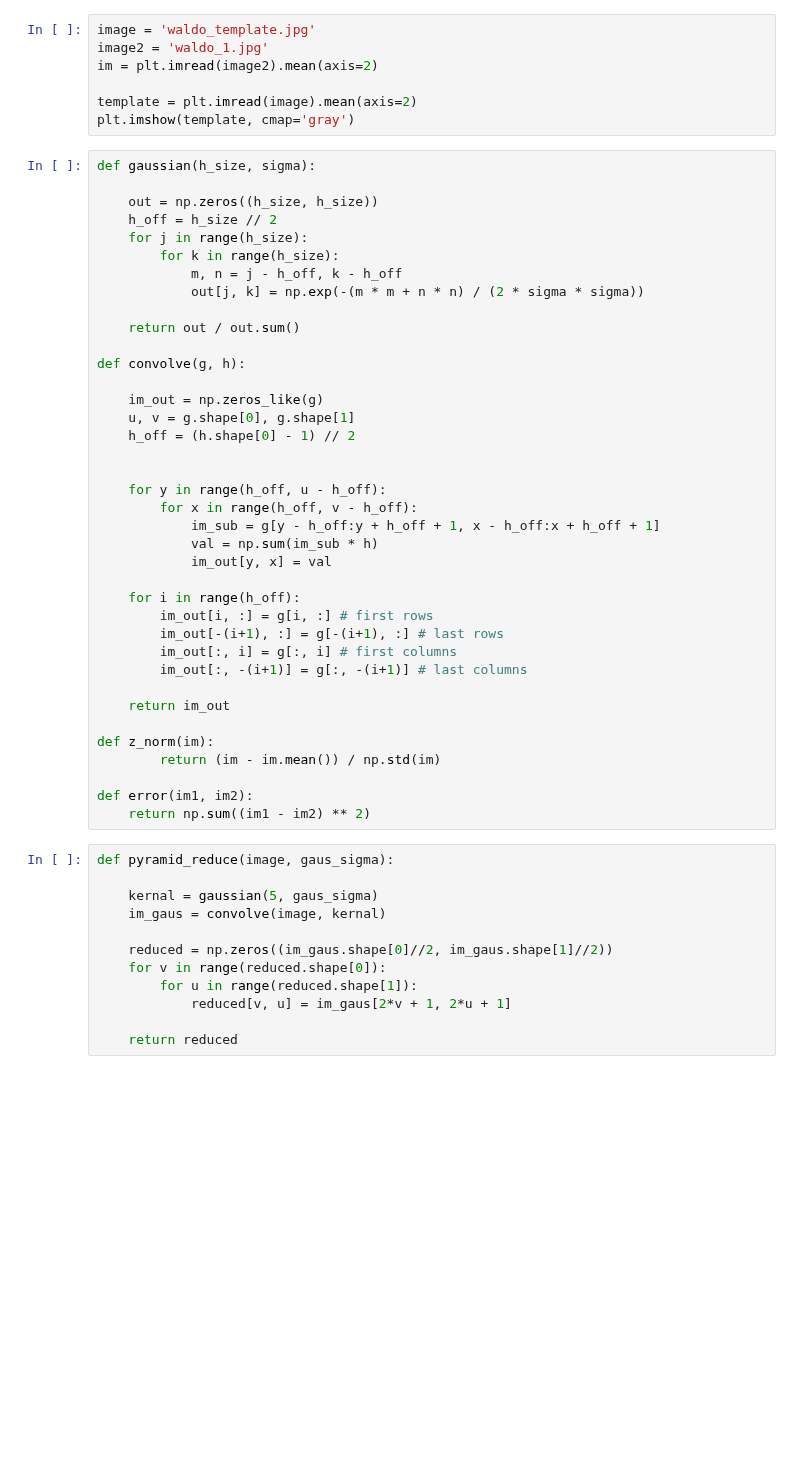
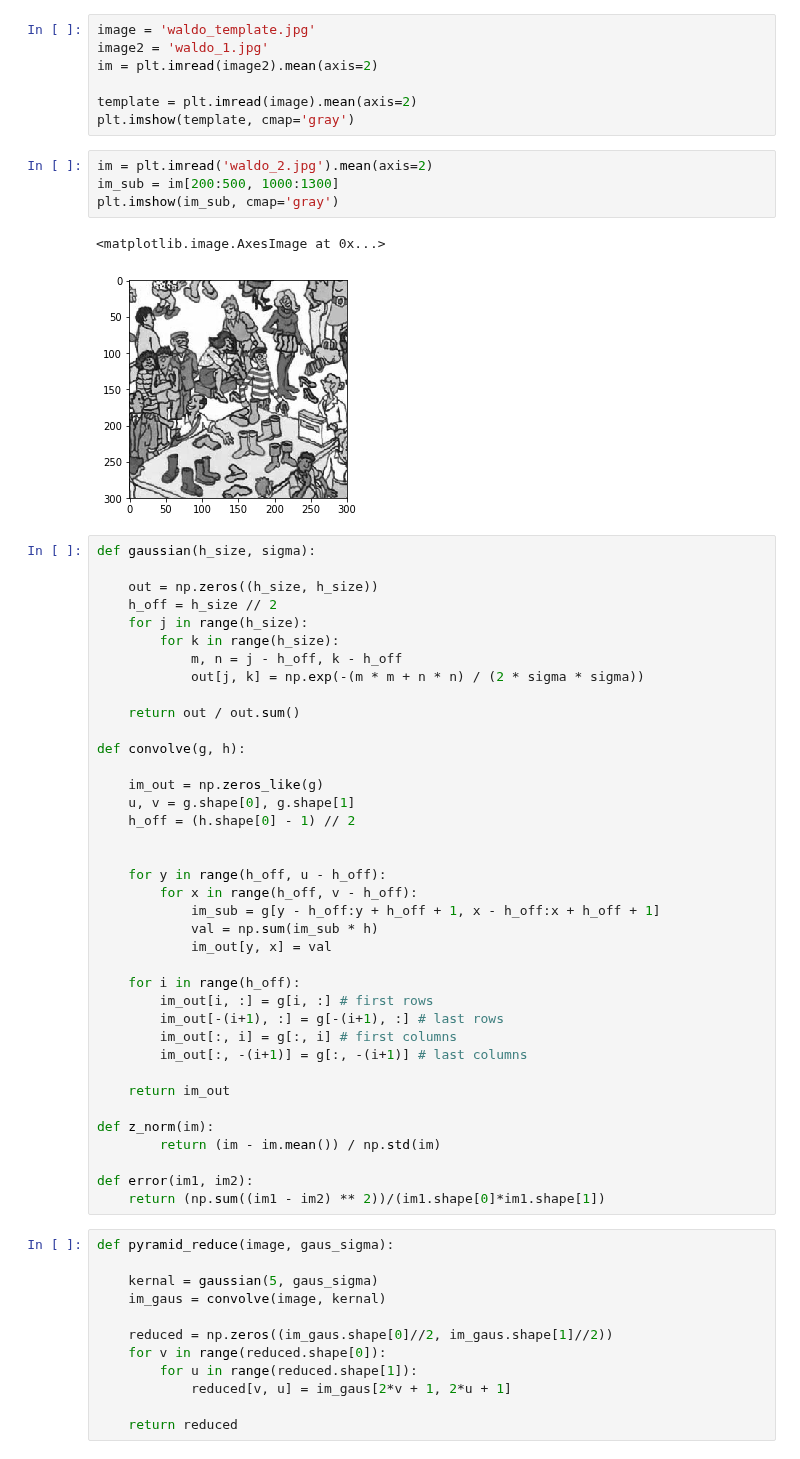
Before and after one commit to jtgilbert/project_3-mini-project, a Jupyter notebook: template_matching.ipynb, the cells around one changed output. Saved outputs shown, nothing was run; the diff lists cells and outputs as text; blank space fills up the shorter version.

```diff
--- a/template_matching.ipynb
+++ b/template_matching.ipynb
@@ -34,6 +34,13 @@ im = plt.imread(image2).mean(axis=2)
 
 template = plt.imread(image).mean(axis=2)
 plt.imshow(template, cmap='gray')
+# %%
+im = plt.imread('waldo_2.jpg').mean(axis=2)
+im_sub = im[200:500, 1000:1300]
+plt.imshow(im_sub, cmap='gray')
+# %% [output]
+<matplotlib.image.AxesImage at 0x...>
+[figure, added]
 # %%
 def gaussian(h_size, sigma):
 
@@ -71,7 +78,7 @@ def z_norm(im):
         return (im - im.mean()) / np.std(im)
 
 def error(im1, im2):
-    return np.sum((im1 - im2) ** 2)
+    return (np.sum((im1 - im2) ** 2))/(im1.shape[0]*im1.shape[1])
 # %%
 def pyramid_reduce(image, gaus_sigma):
 
```
Also changed, not shown: parts of 4 cells of this notebook.
